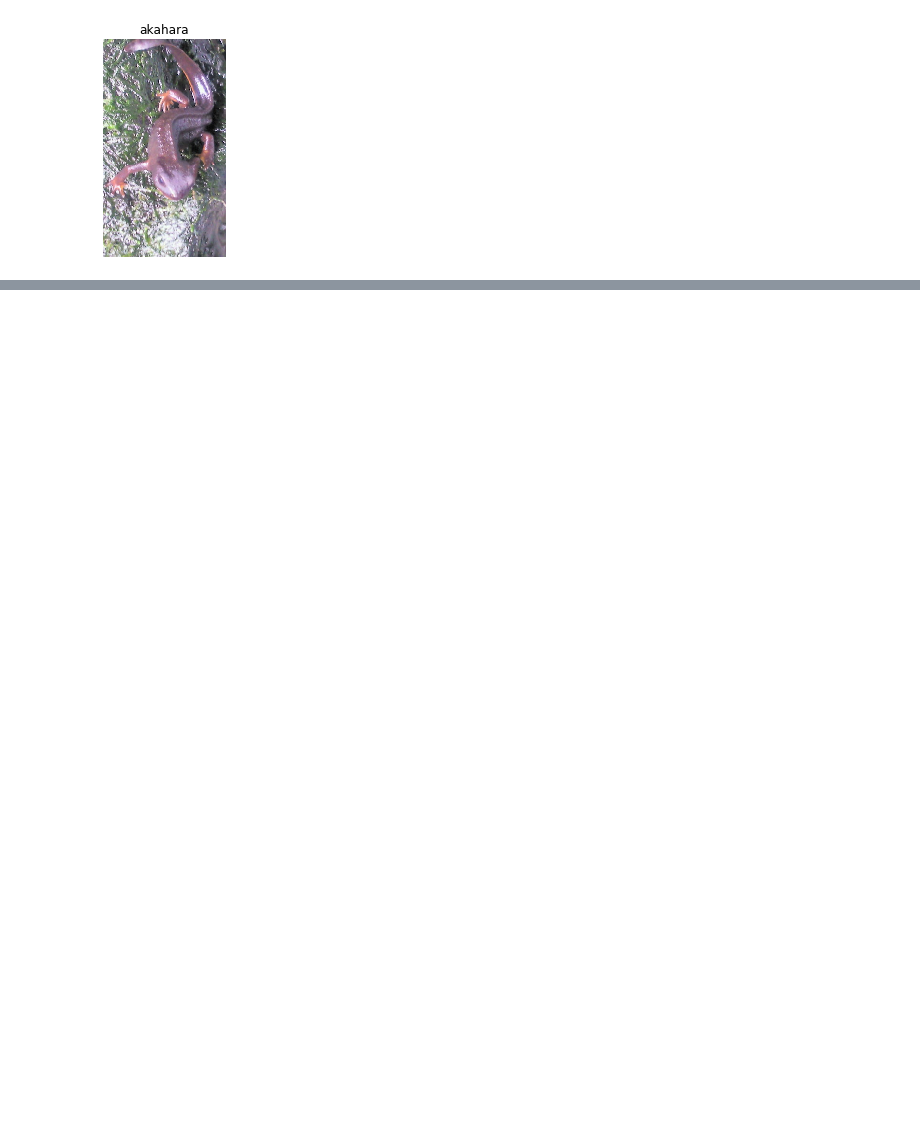
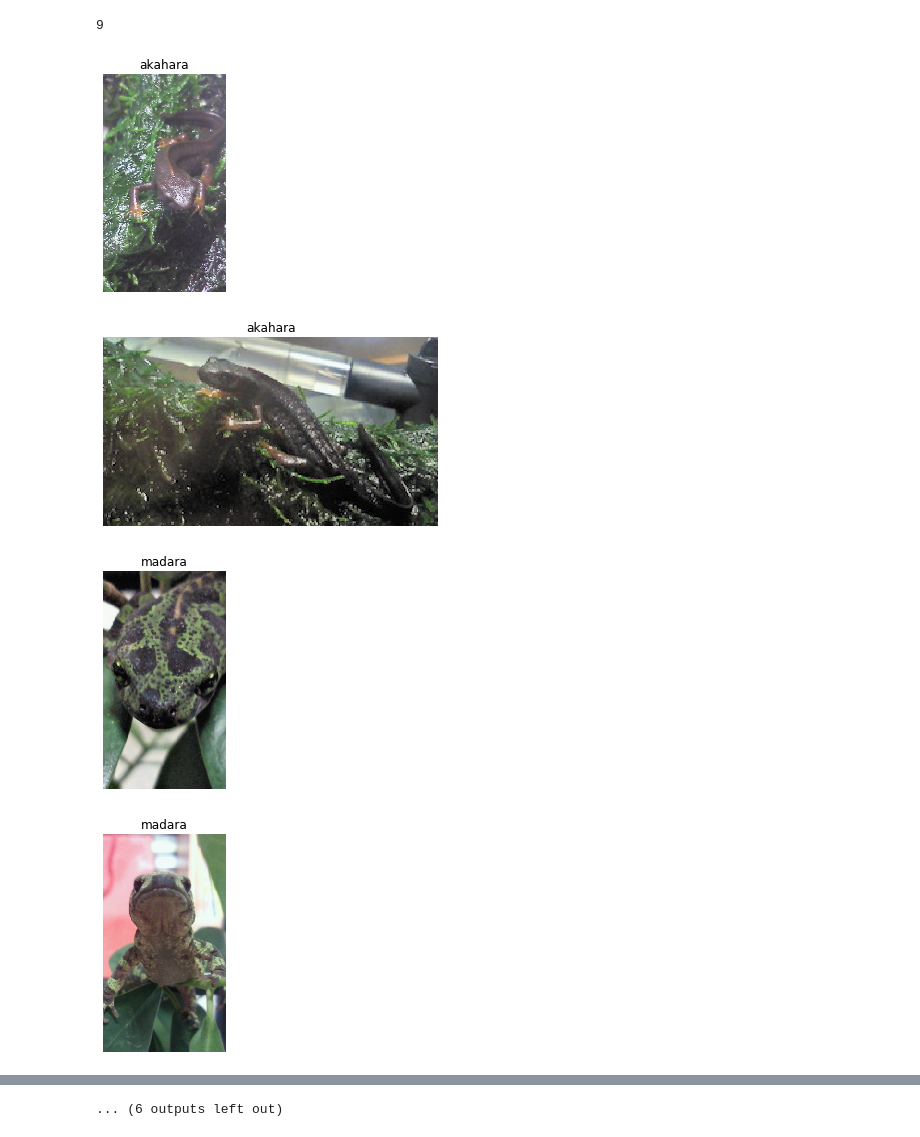
Before and after one commit to Tsutomu-dayoo/DNN_lerning, a Jupyter notebook: Theory2_Classfication.ipynb, the cells around one changed output, grey strips where cells are left out. Drawn from its saved outputs; the diff is of its cells as text; code cells hidden in the pictures; blank space fills up the shorter version.

```diff
--- a/Theory2_Classfication.ipynb
+++ b/Theory2_Classfication.ipynb
@@ -174,33 +174,43 @@ for ite in range(1000):
       mbi = mb - (len(xs) - mbi)
   else:
       mb_ind = train_ind[mbi: mbi+mb]
       mbi += mb
 
   x = xs[mb_ind]
   t = ts[mb_ind]
   x = x.reshape(mb, -1)
   model.forward(x)
   model.backward(t)
 
 #test
 xs, ts, paths = data_load('drive/My Drive/images/',hf=False,vf=False,rot=False)
+_x = np.arange(len(paths))
+np.random.shuffle(_x)
+print(_x[0])
 
-for i in range(len(xs)):
+for i in _x[0:]: #range(len(xs)):
   x = xs[i]
   x = x.reshape(1, -1)
   out = model.forward(x)
   if out >= 0.5:
     name = 'madara'
   else:
     name = 'akahara'
 
   img = cv2.imread(paths[i])
   img = cv2.cvtColor(img, cv2.COLOR_BGR2RGB)
-  #plt.subplot(2,2,i+1)
+  plt.subplot(len(xs)/2,2,i+1)
+  plt.subplot(1,1,1)
   plt.axis('off')
   plt.imshow(img)
   plt.title(name)
+  plt.show()
 
+plt.tight_layout()#タイトルの被りを防ぐ
 #plt.show()
 # %% [output]
+9
-[figure, old version]
+[figure, new version]
+[figure, added]
+[figure, added]
+[figure, added]
@@ -206,0 +224 @@ for i in range(len(xs)):
+... (6 outputs left out)
```
Also changed, not shown: parts of 1 cell of this notebook.
